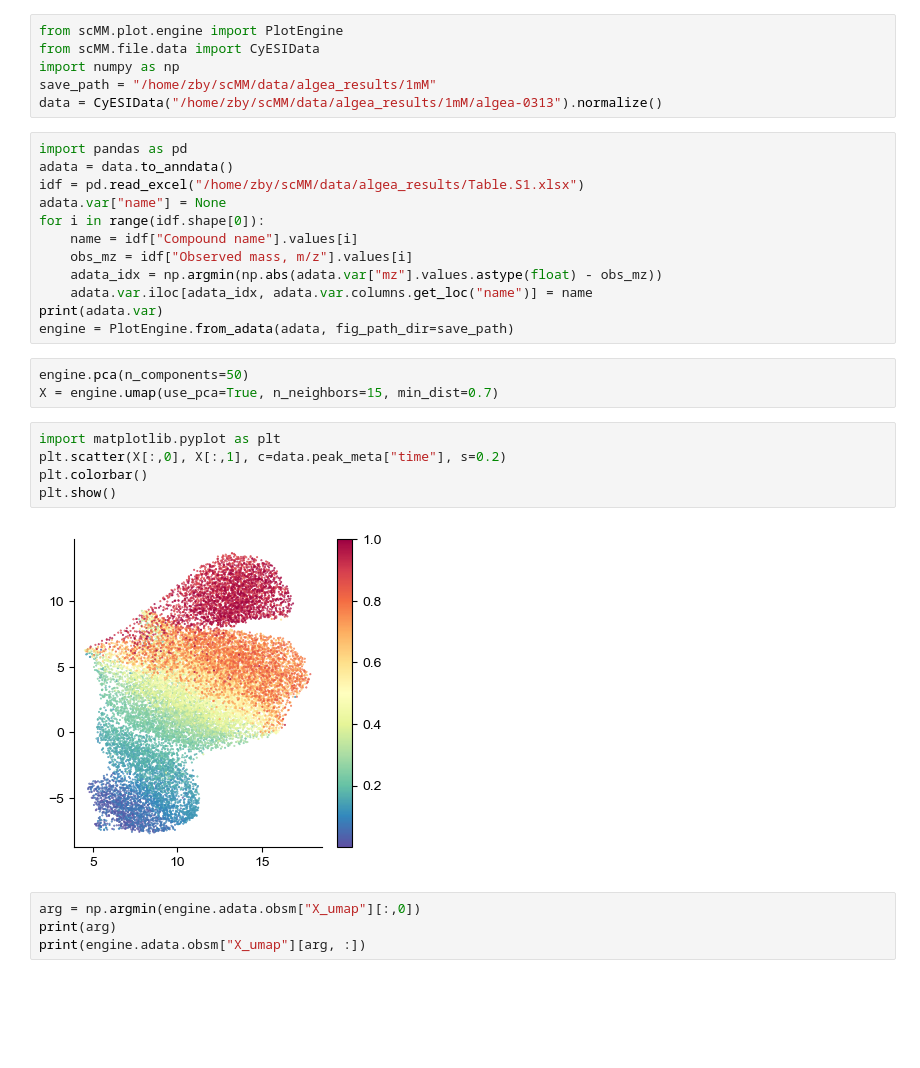
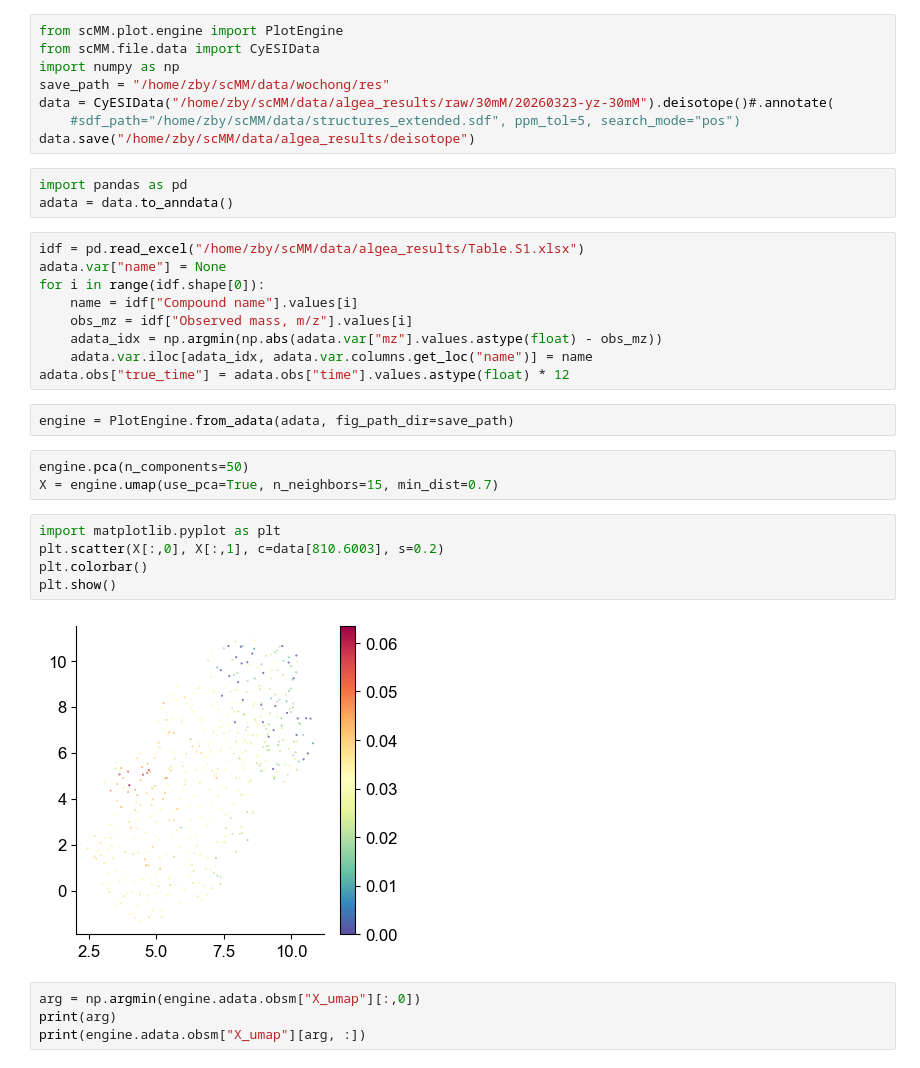
Before and after one commit to creeper349/scMM, a Jupyter notebook: scMM.analysis.ipynb, the cells around one changed output. Drawn from its saved outputs; the diff is of its cells as text; blank space fills up the shorter version.

Commit message:
deisotope

```diff
--- a/scMM.analysis.ipynb
+++ b/scMM.analysis.ipynb
@@ -2,30 +2,34 @@
 from scMM.plot.engine import PlotEngine
 from scMM.file.data import CyESIData
 import numpy as np
-save_path = "/home/zby/scMM/data/algea_results/1mM"
-data = CyESIData("/home/zby/scMM/data/algea_results/1mM/algea-0313").normalize()
+save_path = "/home/zby/scMM/data/wochong/res"
+data = CyESIData("/home/zby/scMM/data/algea_results/raw/30mM/20260323-yz-30mM").deisotope()#.annotate(
+    #sdf_path="/home/zby/scMM/data/structures_extended.sdf", ppm_tol=5, search_mode="pos")
+data.save("/home/zby/scMM/data/algea_results/deisotope")
 # %%
 import pandas as pd
 adata = data.to_anndata()
-idf = pd.read_excel("/home/zby/scMM/data/algea_results/Table.S1.xlsx")
-adata.var["name"] = None
-for i in range(idf.shape[0]):
-    name = idf["Compound name"].values[i]
-    obs_mz = idf["Observed mass, m/z"].values[i]
-    adata_idx = np.argmin(np.abs(adata.var["mz"].values.astype(float) - obs_mz))
-    adata.var.iloc[adata_idx, adata.var.columns.get_loc("name")] = name
-print(adata.var)
-engine = PlotEngine.from_adata(adata, fig_path_dir=save_path)
+# %%
+idf = pd.read_excel("/home/zby/scMM/data/algea_results/Table.S1.xlsx")
+adata.var["name"] = None
+for i in range(idf.shape[0]):
+    name = idf["Compound name"].values[i]
+    obs_mz = idf["Observed mass, m/z"].values[i]
+    adata_idx = np.argmin(np.abs(adata.var["mz"].values.astype(float) - obs_mz))
+    adata.var.iloc[adata_idx, adata.var.columns.get_loc("name")] = name
+adata.obs["true_time"] = adata.obs["time"].values.astype(float) * 12
+# %%
+engine = PlotEngine.from_adata(adata, fig_path_dir=save_path)
 # %%
 engine.pca(n_components=50)
 X = engine.umap(use_pca=True, n_neighbors=15, min_dist=0.7)
 # %%
 import matplotlib.pyplot as plt
-plt.scatter(X[:,0], X[:,1], c=data.peak_meta["time"], s=0.2)
+plt.scatter(X[:,0], X[:,1], c=data[810.6003], s=0.2)
 plt.colorbar()
 plt.show()
 # %% [output]
-[figure, old version]
+[figure, new version]
 # %%
 arg = np.argmin(engine.adata.obsm["X_umap"][:,0])
 print(arg)
```
Also changed, not shown: parts of 5 cells of this notebook, 14 other files.
